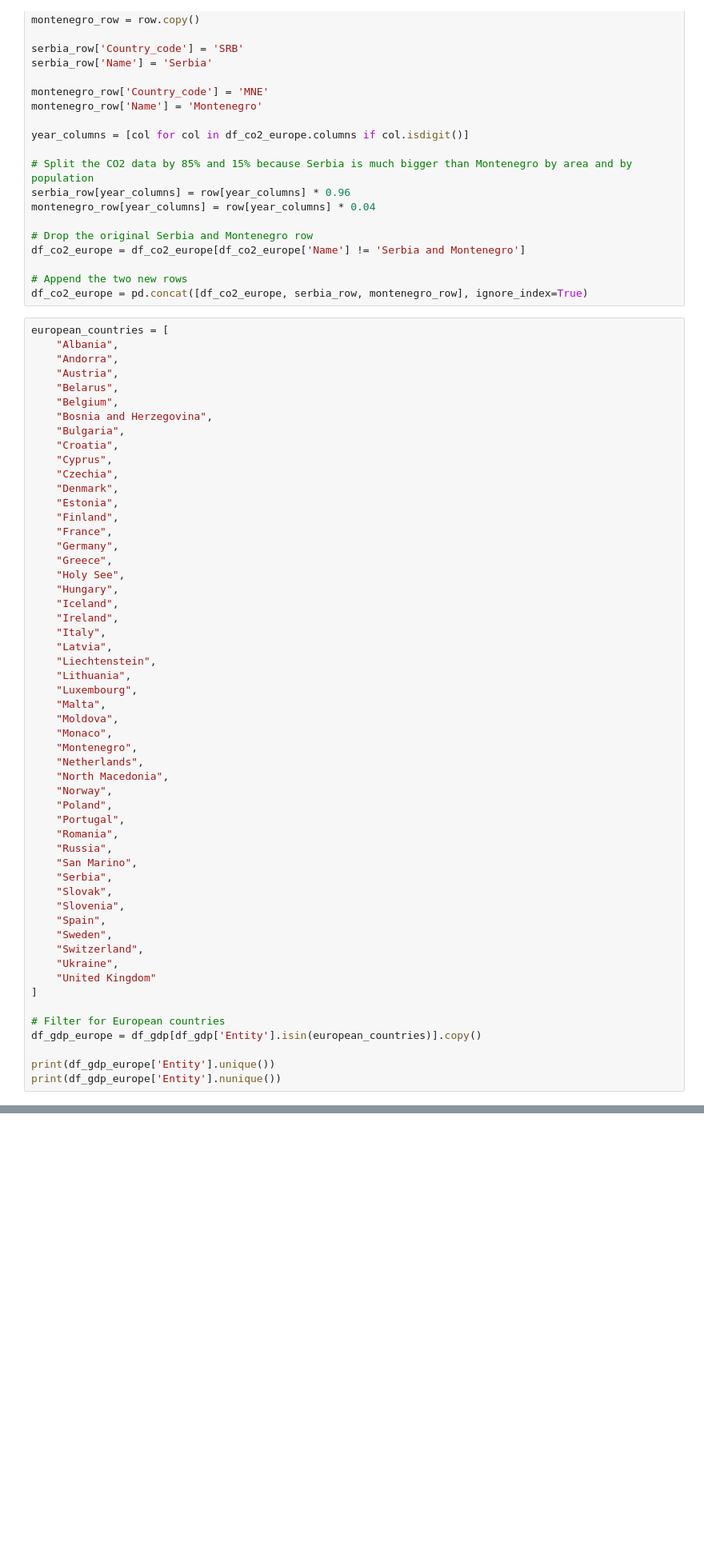
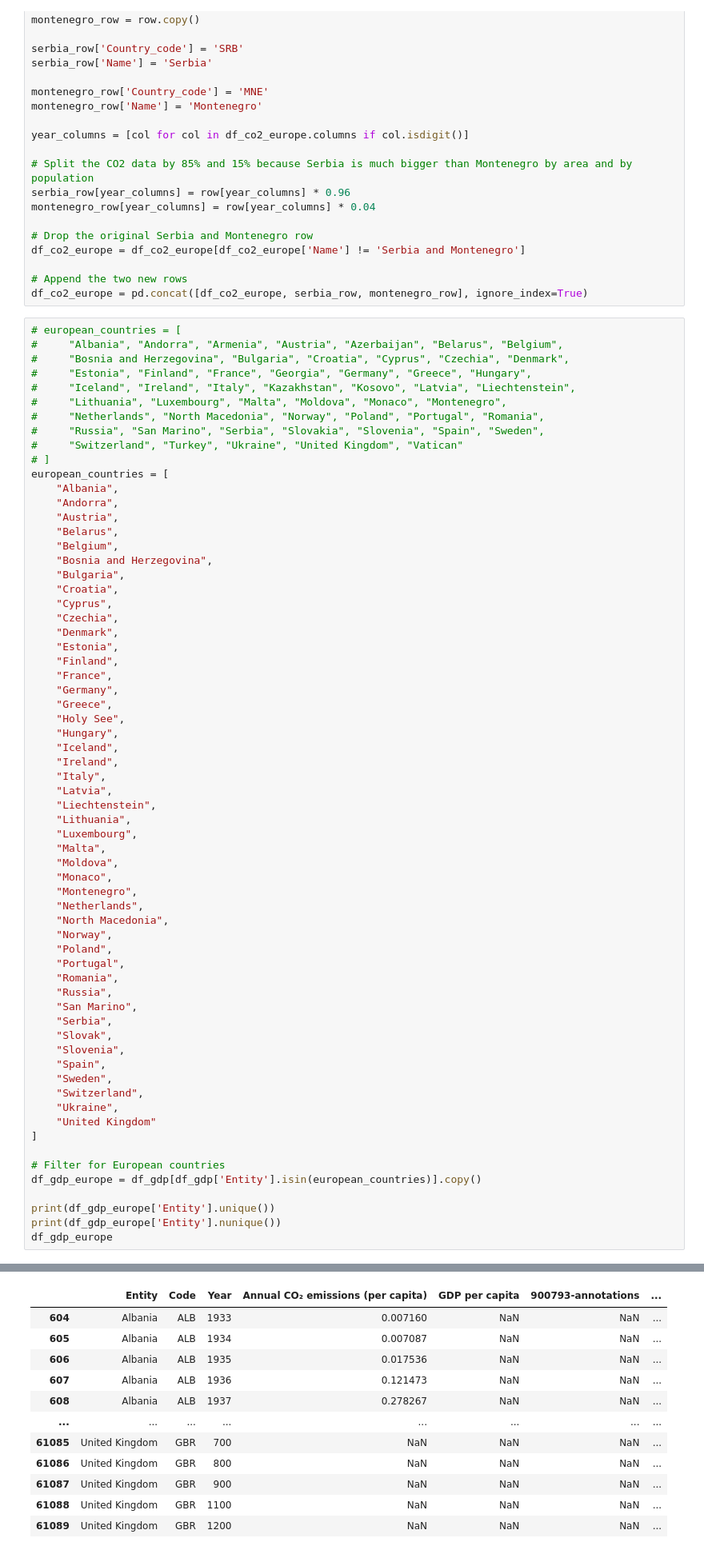
Before and after one commit to Filusion/PR2515, a Jupyter notebook: CO2_Paris_Agreement.ipynb, the cells around one changed output, grey strips where cells are left out. Shown at 80% size. Drawn from its saved outputs; the diff is of its cells as text; blank space fills up the shorter version.

```diff
--- a/CO2_Paris_Agreement.ipynb
+++ b/CO2_Paris_Agreement.ipynb
@@ -60,6 +60,16 @@ df_co2_europe = df_co2_europe[df_co2_europe['Name'] != 'Serbia and Montenegro']
 # Append the two new rows
 df_co2_europe = pd.concat([df_co2_europe, serbia_row, montenegro_row], ignore_index=True)
 # %%
+# european_countries = [
+#     "Albania", "Andorra", "Armenia", "Austria", "Azerbaijan", "Belarus", "Belgium",
+#     "Bosnia and Herzegovina", "Bulgaria", "Croatia", "Cyprus", "Czechia", "Denmark",
+#     "Estonia", "Finland", "France", "Georgia", "Germany", "Greece", "Hungary",
+#     "Iceland", "Ireland", "Italy", "Kazakhstan", "Kosovo", "Latvia", "Liechtenstein",
+#     "Lithuania", "Luxembourg", "Malta", "Moldova", "Monaco", "Montenegro",
+#     "Netherlands", "North Macedonia", "Norway", "Poland", "Portugal", "Romania",
+#     "Russia", "San Marino", "Serbia", "Slovakia", "Slovenia", "Spain", "Sweden",
+#     "Switzerland", "Turkey", "Ukraine", "United Kingdom", "Vatican"
+# ]
 european_countries = [
     "Albania",
     "Andorra",
@@ -96,30 +106,43 @@ european_countries = [
     "Poland",
     "Portugal",
     "Romania",
     "Russia",
     "San Marino",
     "Serbia",
     "Slovak",
     "Slovenia",
     "Spain",
     "Sweden",
     "Switzerland",
     "Ukraine",
     "United Kingdom"
 ]
 
 # Filter for European countries
 df_gdp_europe = df_gdp[df_gdp['Entity'].isin(european_countries)].copy()
 
 print(df_gdp_europe['Entity'].unique())
 print(df_gdp_europe['Entity'].nunique())
+df_gdp_europe
 # %% [output]
 ['Albania' 'Andorra' 'Austria' 'Belarus' 'Belgium'
  'Bosnia and Herzegovina' 'Bulgaria' 'Croatia' 'Cyprus' 'Czechia'
  'Denmark' 'Estonia' 'Finland' 'France' 'Germany' 'Greece' 'Hungary'
  'Iceland' 'Ireland' 'Italy' 'Latvia' 'Liechtenstein' 'Lithuania'
  'Luxembourg' 'Malta' 'Moldova' 'Monaco' 'Montenegro' 'Netherlands'
  'North Macedonia' 'Norway' 'Poland' 'Portugal' 'Romania' 'Russia'
  'San Marino' 'Serbia' 'Slovenia' 'Spain' 'Sweden' 'Switzerland' 'Ukraine'
  'United Kingdom']
 43
+|  | Entity | Code | Year | Annual CO₂ emissions (per capita) | GDP per capita | 900793-annotations | ... |
+| 604 | Albania | ALB | 1933 | 0.007160 | NaN | NaN | ... |
+| 605 | Albania | ALB | 1934 | 0.007087 | NaN | NaN | ... |
+| 606 | Albania | ALB | 1935 | 0.017536 | NaN | NaN | ... |
+| 607 | Albania | ALB | 1936 | 0.121473 | NaN | NaN | ... |
+| 608 | Albania | ALB | 1937 | 0.278267 | NaN | NaN | ... |
+| ... | ... | ... | ... | ... | ... | ... | ... |
+| 61085 | United Kingdom | GBR | 700 | NaN | NaN | NaN | ... |
+| 61086 | United Kingdom | GBR | 800 | NaN | NaN | NaN | ... |
+| 61087 | United Kingdom | GBR | 900 | NaN | NaN | NaN | ... |
+| 61088 | United Kingdom | GBR | 1100 | NaN | NaN | NaN | ... |
+| 61089 | United Kingdom | GBR | 1200 | NaN | NaN | NaN | ... |
```
Also changed, not shown: parts of 10 cells of this notebook.
